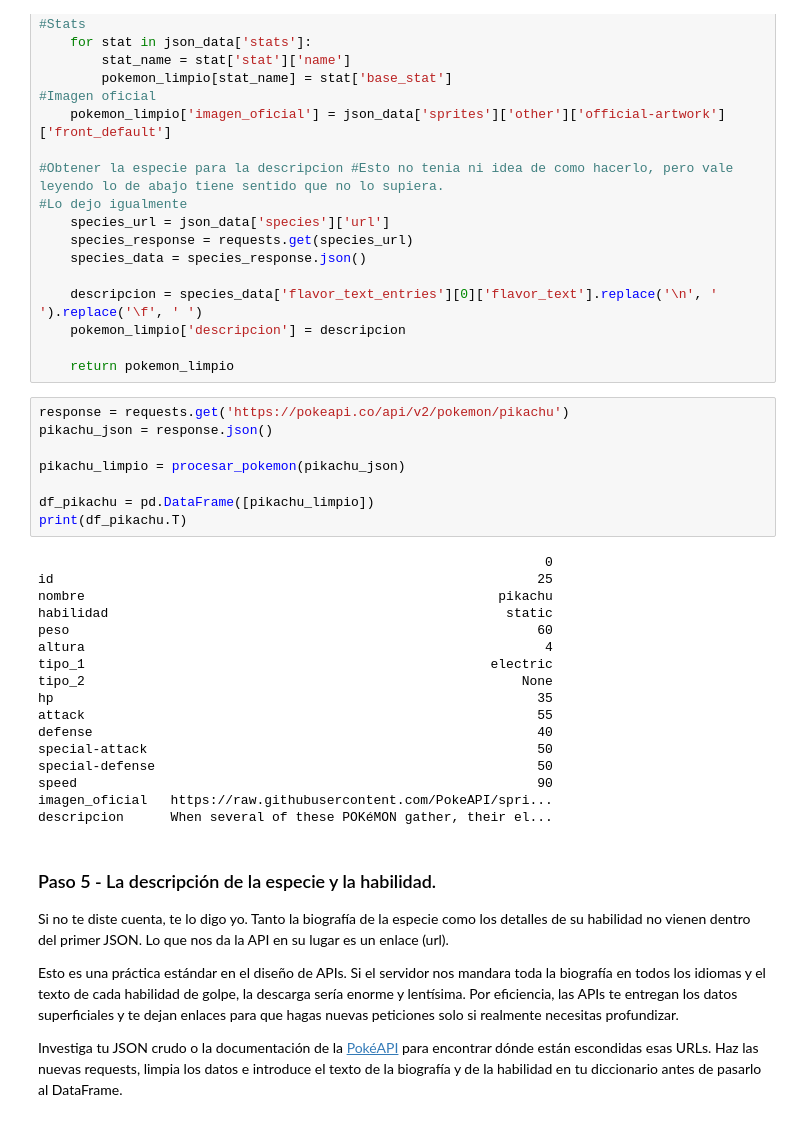
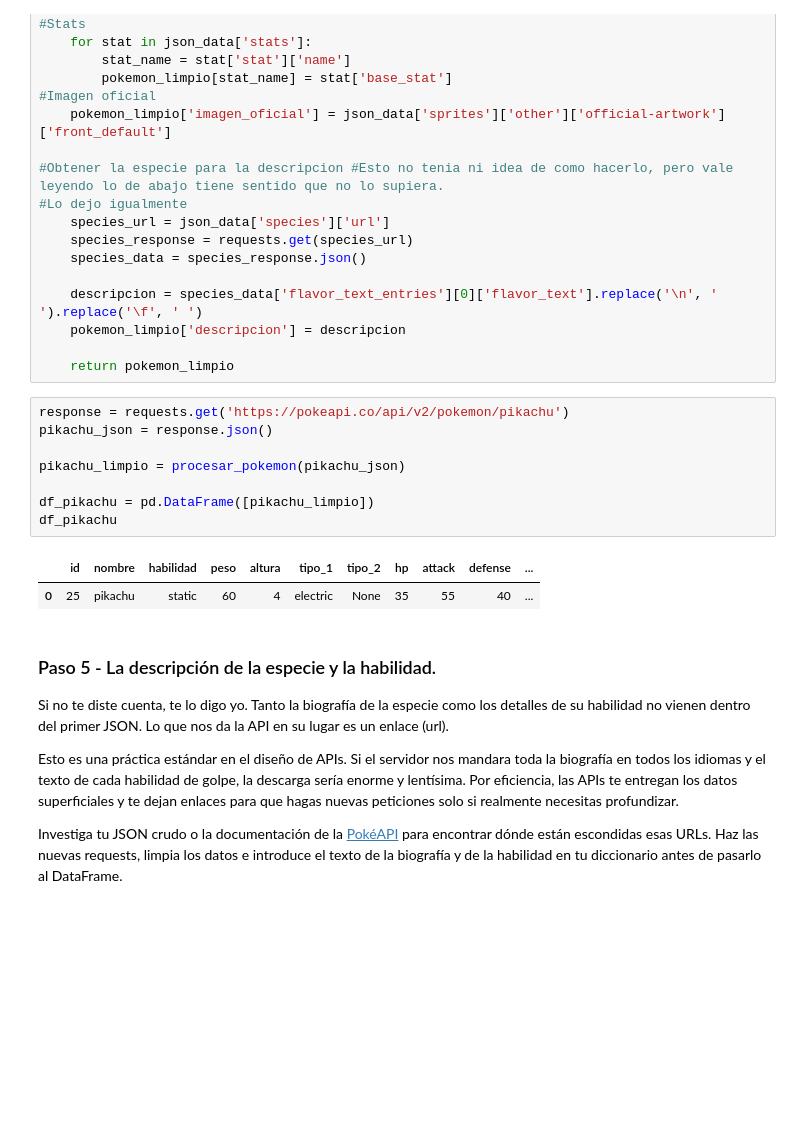
Before and after one commit to rou-tz/2026-02-BILBAO-FT-Data-Science, a Jupyter notebook: 2-Data_Analysis/3-Sources/Web/Práctica/Ejercicio_API_Opcional_Ruben.ipynb, the cells around one changed output. Cells and saved outputs as stored; diff of their text form; blank space fills up the shorter version.

```diff
--- a/2-Data_Analysis/3-Sources/Web/Práctica/Ejercicio_API_Opcional_Ruben.ipynb
+++ b/2-Data_Analysis/3-Sources/Web/Práctica/Ejercicio_API_Opcional_Ruben.ipynb
@@ -136,28 +139,14 @@ def procesar_pokemon(json_data):
 # %%
 response = requests.get('https://pokeapi.co/api/v2/pokemon/pikachu')
 pikachu_json = response.json()
 
 pikachu_limpio = procesar_pokemon(pikachu_json)
 
 df_pikachu = pd.DataFrame([pikachu_limpio])
-print(df_pikachu.T)
+df_pikachu
 # %% [output]
-                                                                 0
-id                                                              25
-nombre                                                     pikachu
-habilidad                                                   static
-peso                                                            60
-altura                                                           4
-tipo_1                                                    electric
-tipo_2                                                        None
-hp                                                              35
-attack                                                          55
-defense                                                         40
-special-attack                                                  50
-special-defense                                                 50
-speed                                                           90
-imagen_oficial   https://raw.githubusercontent.com/PokeAPI/spri...
-descripcion      When several of these POKéMON gather, their el...
+|  | id | nombre | habilidad | peso | altura | tipo_1 | tipo_2 | hp | attack | defense | ... |
+| 0 | 25 | pikachu | static | 60 | 4 | electric | None | 35 | 55 | 40 | ... |
 # %% [markdown]
 ### Paso 5 - La descripción de la especie y la habilidad.
 
```
Also changed, not shown: parts of 4 cells of this notebook, 4 other files.
